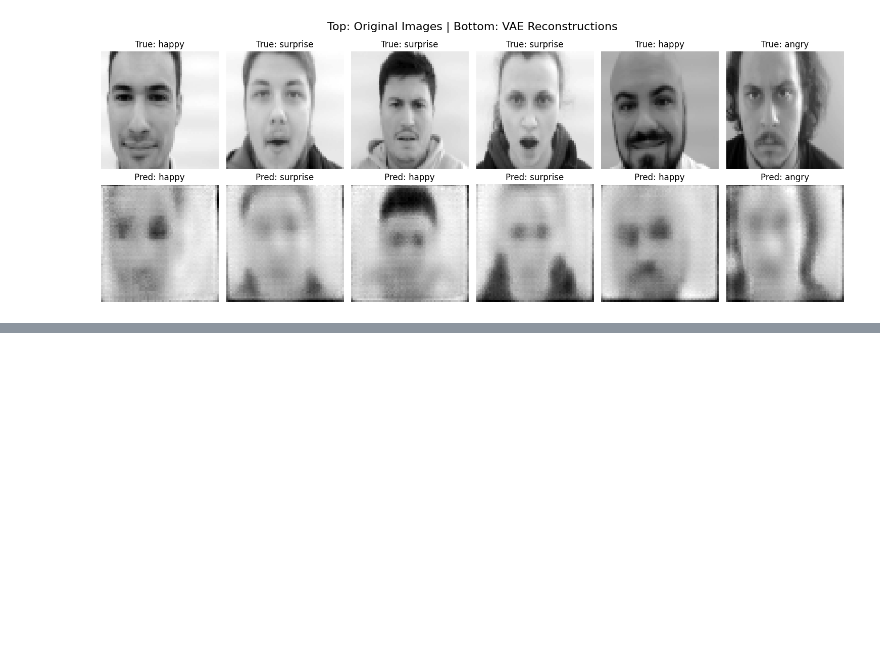
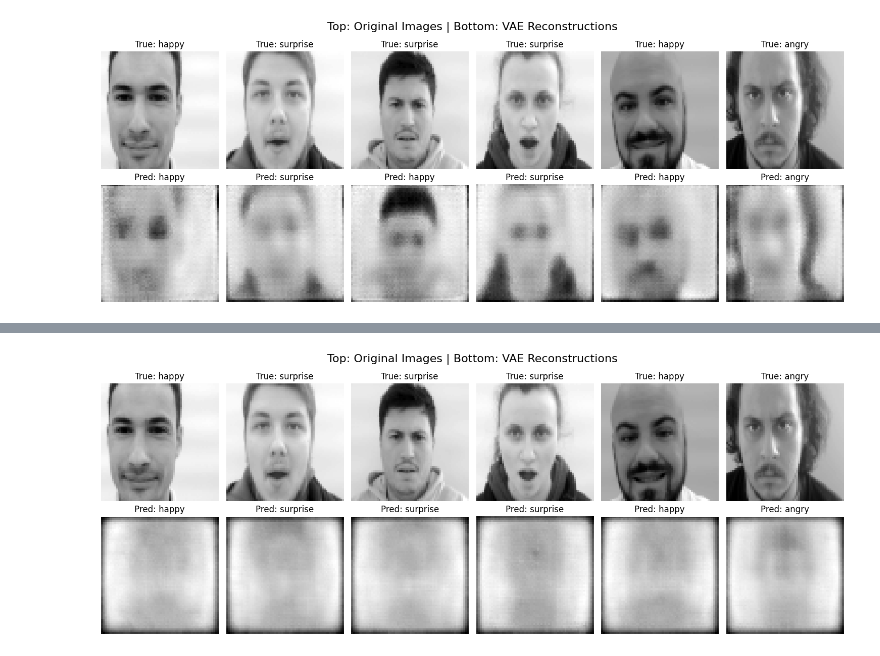
Before and after one commit to prabal5ghosh/face_emotion_recognition_private_ensea_data_prabal, a Jupyter notebook: face_emotion_recognition_prabal_ghosh_2026_2.ipynb, the cells around one changed output, grey strips where cells are left out. Drawn from its saved outputs; the diff is of its cells as text; code cells hidden in the pictures; blank space fills up the shorter version.

```diff
--- a/face_emotion_recognition_prabal_ghosh_2026_2.ipynb
+++ b/face_emotion_recognition_prabal_ghosh_2026_2.ipynb
@@ -3831,0 +1125,5 @@ visualize_vae_reconstruction(model, val_loader, device, class_names, n=6)
+# %%
+def reparameterize(mu, logvar):
+    std = torch.exp(0.5 * logvar)
+    eps = torch.randn_like(std)
+    return mu + eps * std
@@ -3831,0 +1182,15 @@ visualize_vae_reconstruction(model, val_loader, device, class_names, n=6)
+# %%
+def loss_function(x, x_recon, mu, logvar, logits, labels, beta=1.0, gamma=5.0):
+
+    # Reconstruction
+    recon_loss = F.mse_loss(x_recon, x, reduction='mean')
+
+    # KL Divergence
+    kl_loss = -0.5 * torch.mean(1 + logvar - mu.pow(2) - logvar.exp())
+
+    # Classification
+    class_loss = F.cross_entropy(logits, labels)
+
+    total_loss = 0.001*recon_loss + beta * kl_loss + gamma * class_loss
+
+    return total_loss, recon_loss, kl_loss, class_loss
@@ -3831,0 +1299,44 @@ visualize_vae_reconstruction(model, val_loader, device, class_names, n=6)
+# %%
+import matplotlib.pyplot as plt
+import numpy as np
+
+def visualize_vae_reconstruction(model, dataloader, device, class_names, n=6):
+    model.eval() # Set model to evaluation mode
+
+    # Get a batch of images and labels
+    images, labels = next(iter(dataloader))
+    images, labels = images.to(device), labels.to(device)
+
+    with torch.no_grad():
+        x_recon, mu, logvar, logits = model(images)
+        preds = torch.argmax(logits, dim=1)
+
+    # Move to CPU for plotting
+    images = images.cpu().numpy()
+    x_recon = x_recon.cpu().numpy()
+    labels = labels.cpu().numpy()
+    preds = preds.cpu().numpy()
+
+    plt.figure(figsize=(15, 6))
+    for i in range(n):
+        # Plot Original
+        plt.subplot(2, n, i + 1)
+        plt.imshow(images[i].squeeze(), cmap='gray')
+        plt.title(f"True: {class_names[labels[i]]}")
+        plt.axis('off')
+
+        # Plot Reconstruction
+        plt.subplot(2, n, i + 1 + n)
+        plt.imshow(x_recon[i].squeeze(), cmap='gray')
+        plt.title(f"Pred: {class_names[preds[i]]}")
+        plt.axis('off')
+
+    plt.suptitle("Top: Original Images | Bottom: VAE Reconstructions", fontsize=16)
+    plt.tight_layout()
+    plt.show()
+
+# Visualize reconstructions using the trained VAE_Classifier
+# Assuming `val_loader` and `class_names` are defined from previous steps
+visualize_vae_reconstruction(model, val_loader, device, class_names, n=6)
+# %% [output]
+[figure, added]
```
Also changed, not shown: parts of 86 cells of this notebook.
